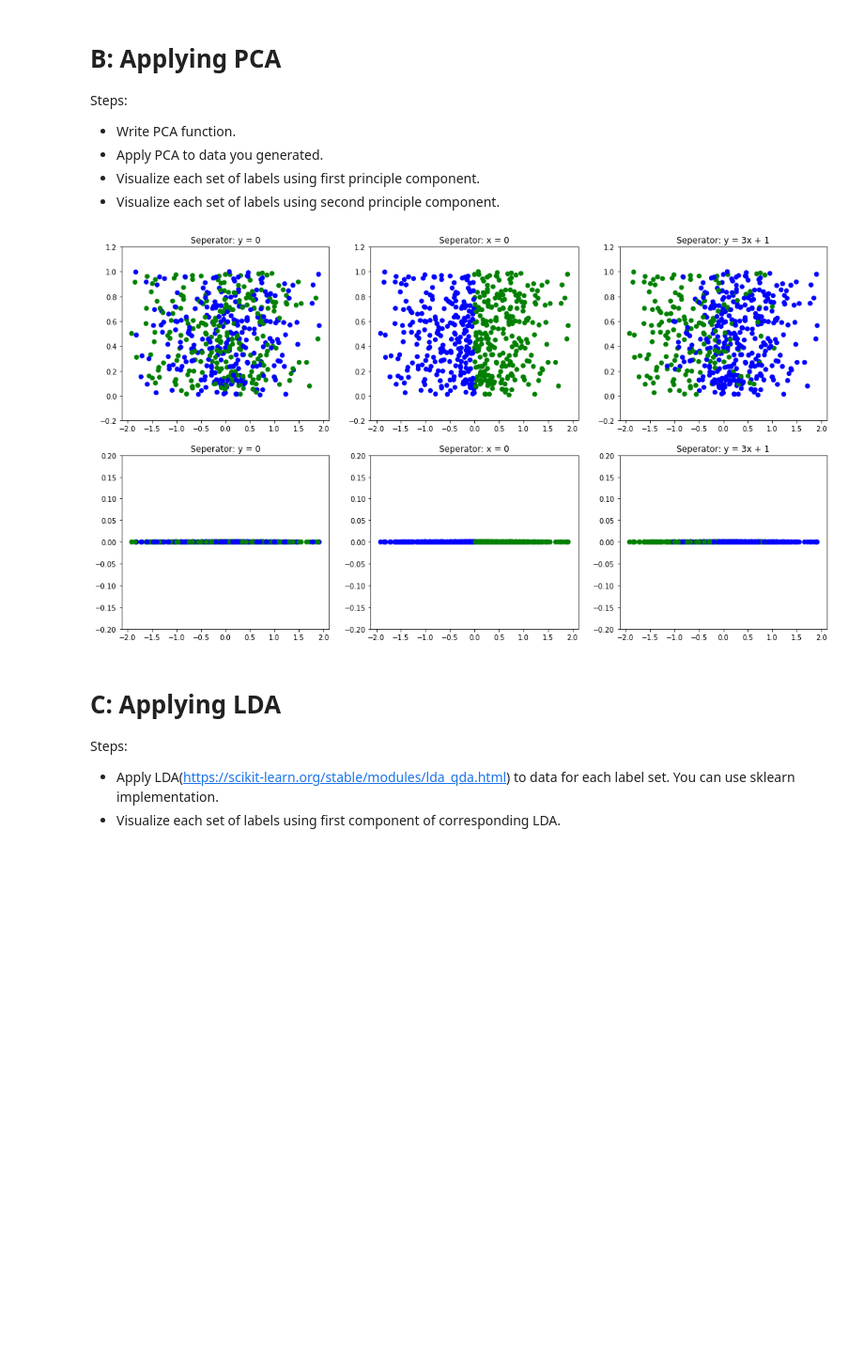
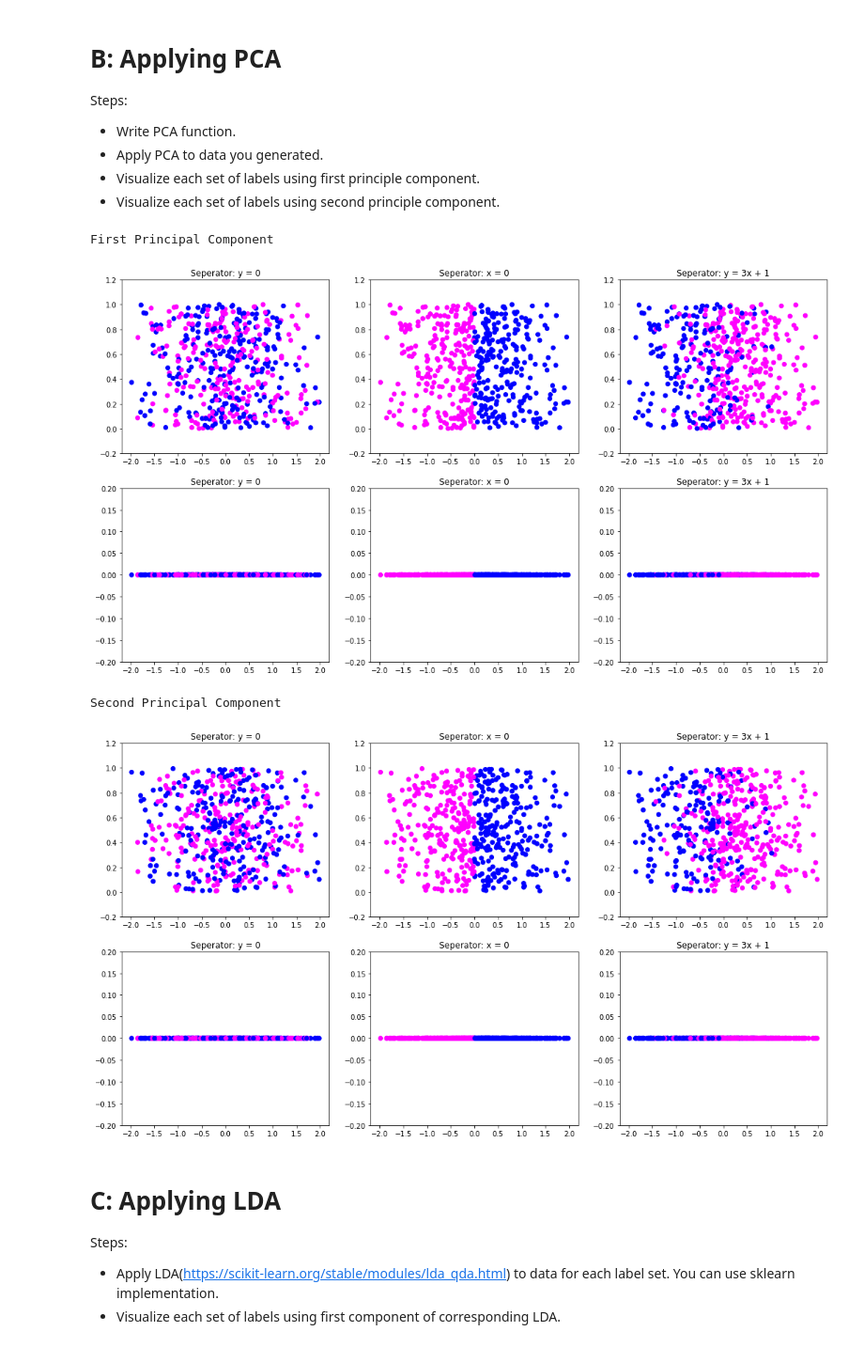
Before and after one commit to nazmicancalik/ml, a Jupyter notebook: 2/hw2.ipynb, the cells around one changed output. Shown: that part at 94% size. Saved outputs shown, nothing was run; the diff lists cells and outputs as text; code cells hidden in the pictures; blank space fills up the shorter version.

```diff
--- a/2/hw2.ipynb
+++ b/2/hw2.ipynb
@@ -97,36 +97,42 @@ def pca(x_values,y_values):
 
     features_T = features.T
 
     pc1 = features_T.dot(pc1_eigenvector)
     pc2 = features_T.dot(pc2_eigenvector)
     return pc1,pc2
 
-def visualize_pca(pc,labels):
-    colors = ['blue','green']
+def visualize_pca(pc,labels,colors=['magenta','blue']):
     fig, axs = plt.subplots(2, 3, figsize=(18, 10))
 
     lim = [-0.2,1.2]
     y_values = np.random.rand(SIZE)
     for i in range(2):
         axs[i,0].scatter(x_values, y_values, c=labels[:,0], cmap=matplotlib.colors.ListedColormap(colors))
         axs[i,0].set_ylim(lim)
         axs[i,0].set_title('Seperator: y = 0')
 
         axs[i,1].scatter(x_values, y_values, c=labels[:,1], cmap=matplotlib.colors.ListedColormap(colors))
         axs[i,1].set_ylim(lim)
         axs[i,1].set_title('Seperator: x = 0')
 
         axs[i,2].scatter(x_values, y_values, c=labels[:,2], cmap=matplotlib.colors.ListedColormap(colors))
         axs[i,2].set_ylim(lim)
         axs[i,2].set_title('Seperator: y = 3x + 1')
         y_values = np.zeros(SIZE)
         lim = [-0.2,0.2]
     plt.show()
 
 pc1,pc2 = pca(x_values,y_values)
+print('First Principal Component')
 visualize_pca(pc1,labels)
+
+print('Second Principal Component')
+visualize_pca(pc2,labels)
 # %% [output]
+First Principal Component
-[figure, old version]
+[figure, new version]
+Second Principal Component
+[figure, added]
 # %% [markdown]
 # C: Applying LDA
 Steps:
```
Also changed, not shown: parts of 2 cells of this notebook.
